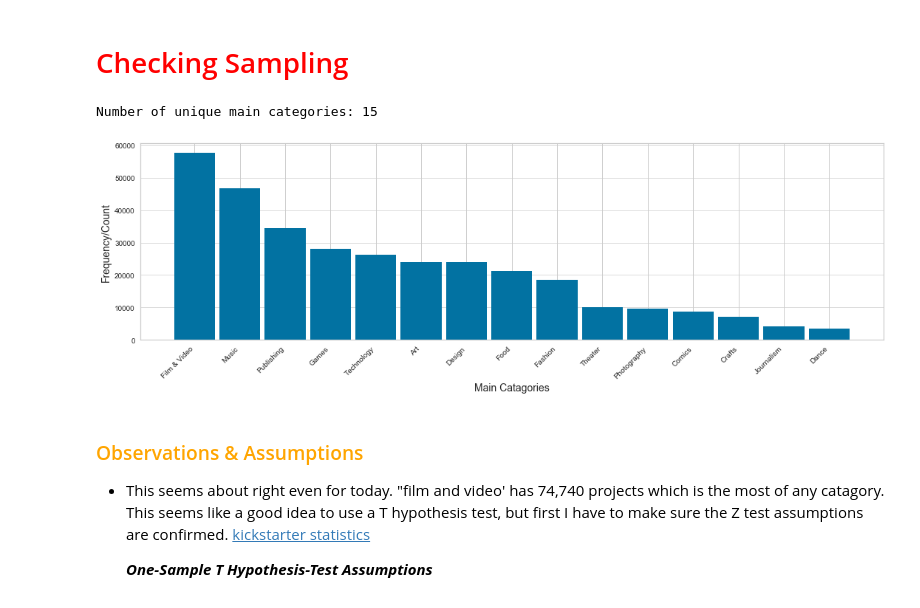
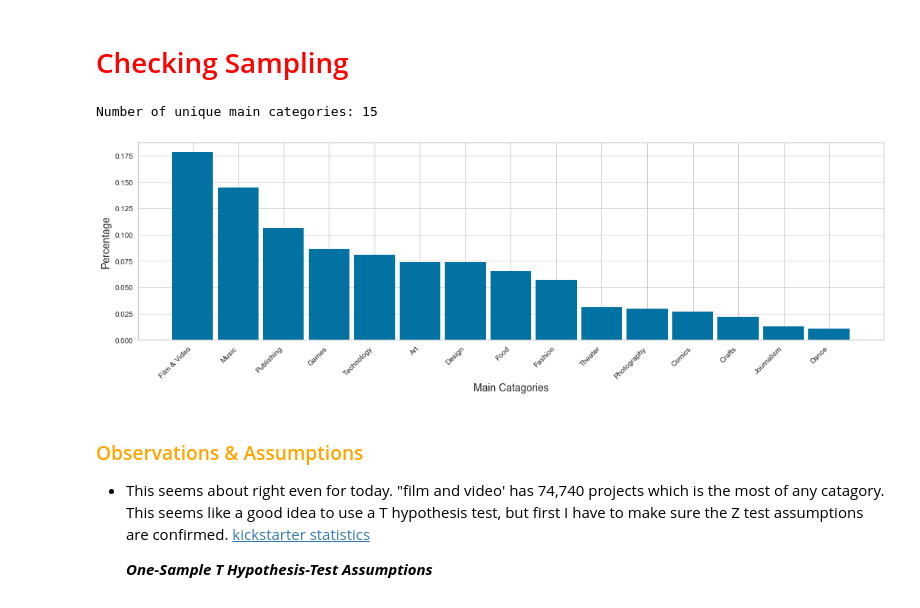
Before and after one commit to LaurentStar/Kick-Starter-Analysis, a Jupyter notebook: Exploratory_Data_Analysis.ipynb, the cells around one changed output. Drawn from its saved outputs; the diff is of its cells as text; code cells hidden in the pictures.

```diff
--- a/Exploratory_Data_Analysis.ipynb
+++ b/Exploratory_Data_Analysis.ipynb
@@ -609,21 +612,21 @@ sns.heatmap(encoded_df.corr());
 # %%
 fig, ax = plt.subplots(nrows=1, figsize=(15,5))
 x = clean_df['main_category'].value_counts().index
 
 
 print("Number of unique main categories:", clean_df['main_category'].nunique())
 
-y = clean_df['main_category'].value_counts()
+y = clean_df['main_category'].value_counts(normalize=True)
 ax.set_xlabel("Main Catagories", fontsize=14)
-ax.set_ylabel("Frequency/Count", fontsize=14)
+ax.set_ylabel("Percentage", fontsize=14)
 ax.bar(x=x, height=y, width=0.9)
 ax.yaxis.grid(linestyle='-', linewidth=0.7)
 ax.set_xticklabels(x, rotation=45, ha='right')
 
 plt.tight_layout();
 # %% [output]
 Number of unique main categories: 15
-[figure, old version]
+[figure, new version]
 # %% [markdown]
 ### <span style="color:orange">Observations & Assumptions </span>
 - This seems about right even for today. "film and video' has 74,740 projects which is the most of any catagory. This seems like a good idea to use a T hypothesis test, but first I have to make sure the Z test assumptions are confirmed.
```
Also changed, not shown: parts of 3 cells of this notebook, 1 other file.
